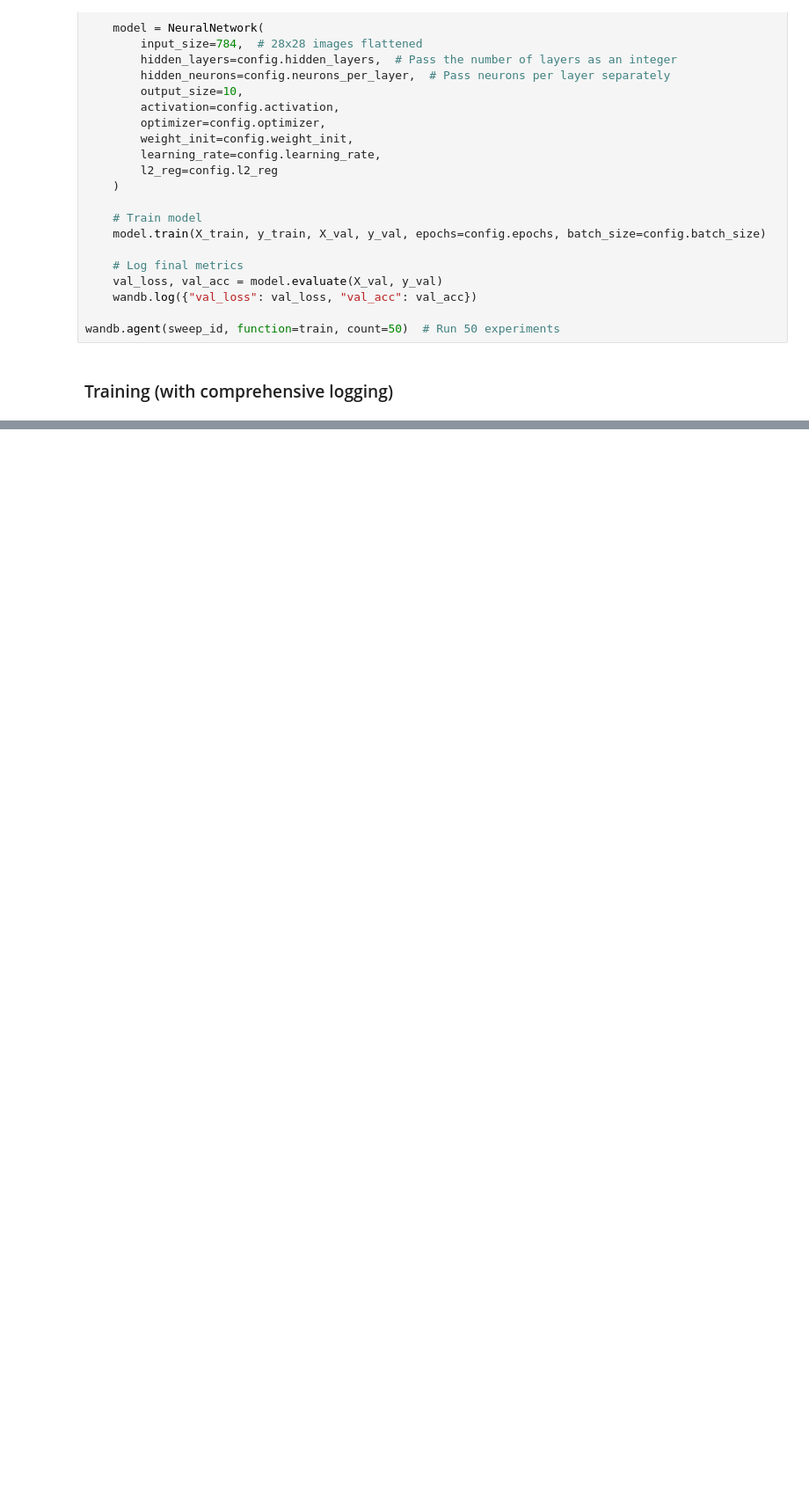
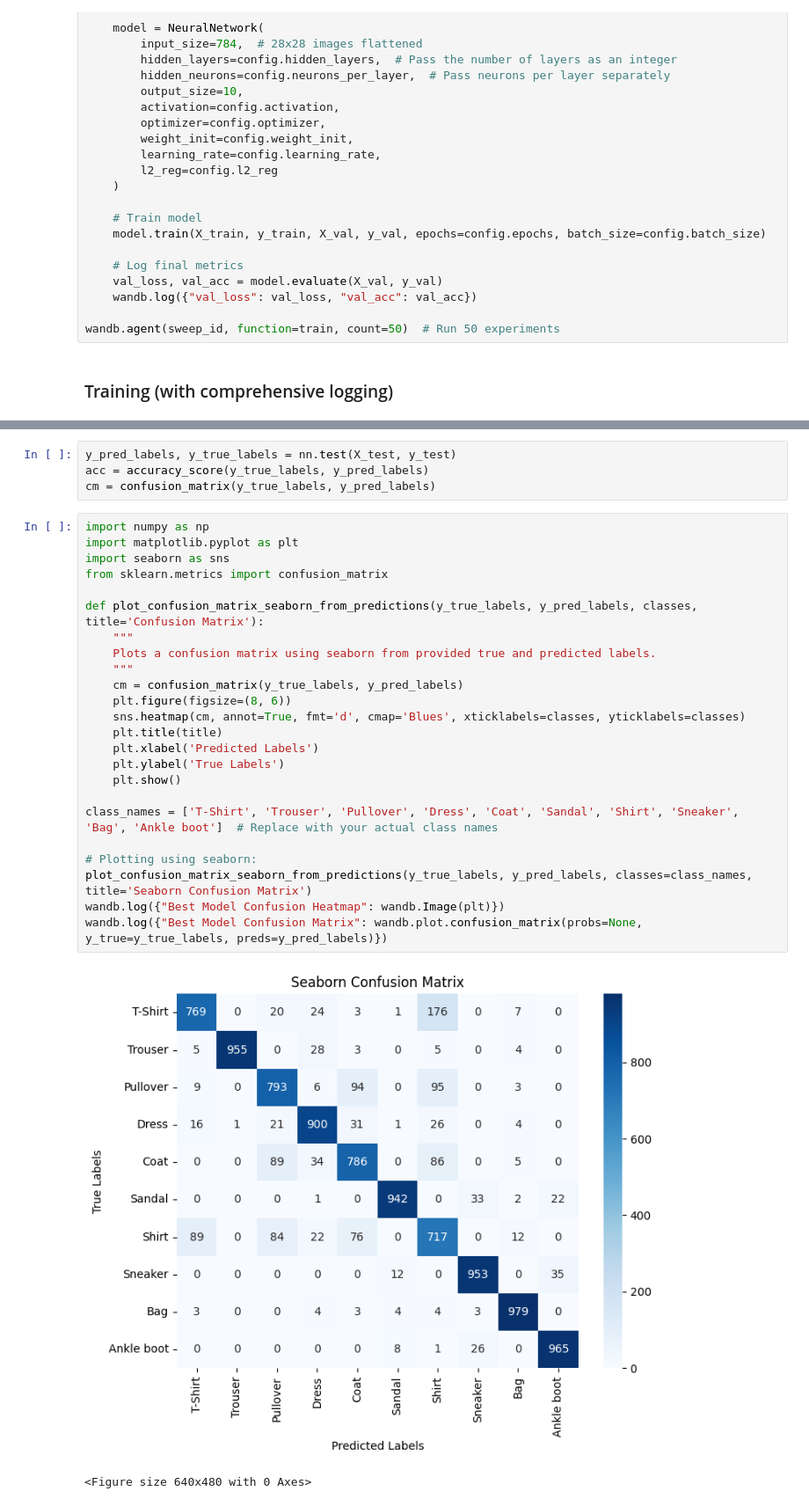
Before and after one commit to Ishaan-Maheshwari/da6401_assignment1, a Jupyter notebook: Assignment-1.ipynb, the cells around one changed output, grey strips where cells are left out. Shown at 88% size. Cells and saved outputs as stored; diff of their text form; blank space fills up the shorter version.

```diff
--- a/Assignment-1.ipynb
+++ b/Assignment-1.ipynb
@@ -650,0 +681,31 @@ Rank 2:
+# %%
+y_pred_labels, y_true_labels = nn.test(X_test, y_test)
+acc = accuracy_score(y_true_labels, y_pred_labels)
+cm = confusion_matrix(y_true_labels, y_pred_labels)
+# %%
+import numpy as np
+import matplotlib.pyplot as plt
+import seaborn as sns
+from sklearn.metrics import confusion_matrix
+
+def plot_confusion_matrix_seaborn_from_predictions(y_true_labels, y_pred_labels, classes, title='Confusion Matrix'):
+    """
+    Plots a confusion matrix using seaborn from provided true and predicted labels.
+    """
+    cm = confusion_matrix(y_true_labels, y_pred_labels)
+    plt.figure(figsize=(8, 6))
+    sns.heatmap(cm, annot=True, fmt='d', cmap='Blues', xticklabels=classes, yticklabels=classes)
+    plt.title(title)
+    plt.xlabel('Predicted Labels')
+    plt.ylabel('True Labels')
+    plt.show()
+
+class_names = ['T-Shirt', 'Trouser', 'Pullover', 'Dress', 'Coat', 'Sandal', 'Shirt', 'Sneaker', 'Bag', 'Ankle boot']  # Replace with your actual class names
+
+# Plotting using seaborn:
+plot_confusion_matrix_seaborn_from_predictions(y_true_labels, y_pred_labels, classes=class_names, title='Seaborn Confusion Matrix')
+wandb.log({"Best Model Confusion Heatmap": wandb.Image(plt)})
+wandb.log({"Best Model Confusion Matrix": wandb.plot.confusion_matrix(probs=None, y_true=y_true_labels, preds=y_pred_labels)})
+# %% [output]
+[figure, added]
+<Figure size 640x480 with 0 Axes>
```
Also changed, not shown: parts of 10 cells of this notebook, 15 other files.
